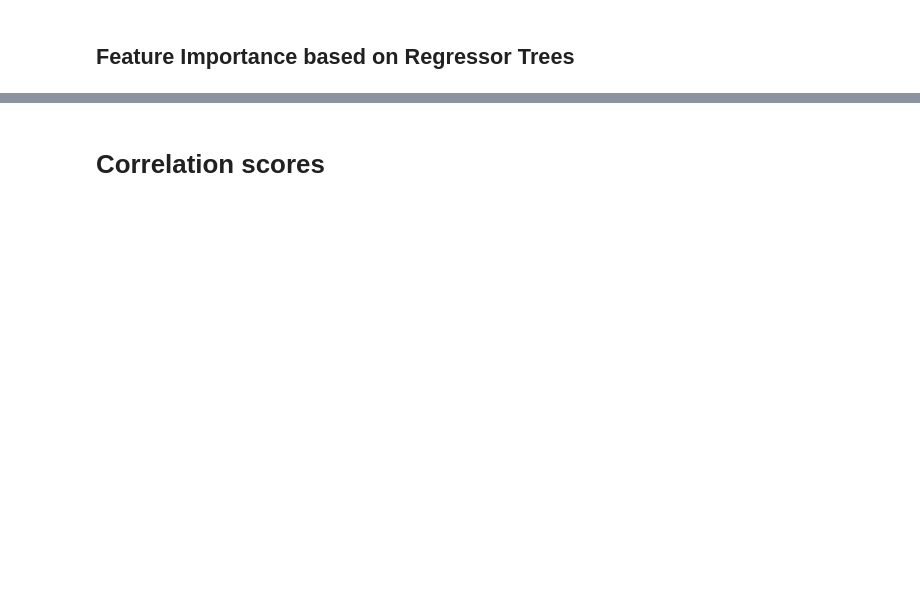
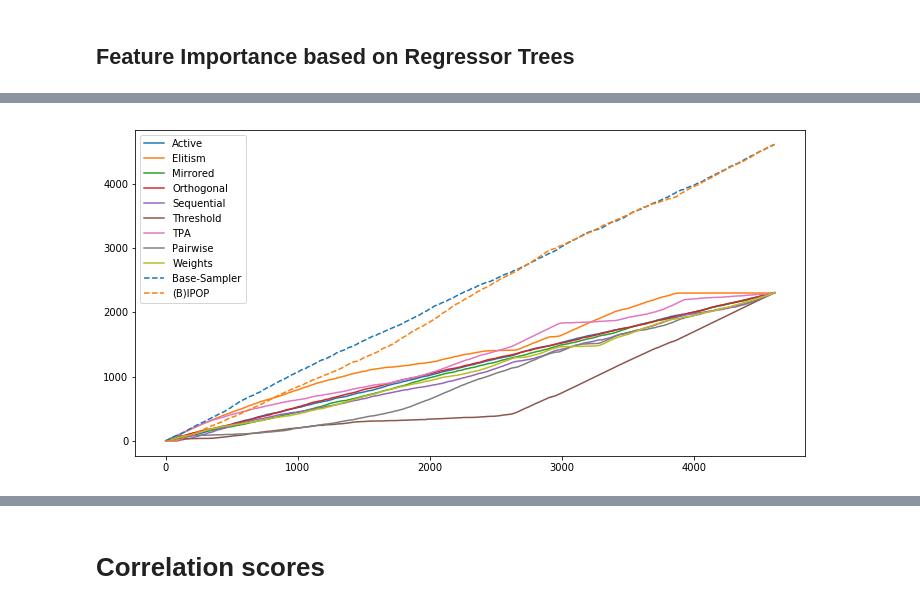
Before and after one commit to sjvrijn/ModEA, a Jupyter notebook: module_analysis.ipynb, the cells around one changed output, grey strips where cells are left out. Drawn from its saved outputs; the diff is of its cells as text; code cells hidden in the pictures; blank space fills up the shorter version.

```diff
--- a/module_analysis.ipynb
+++ b/module_analysis.ipynb
@@ -284,0 +286,9 @@ Base-Sampler & 0.0212673852032
+# %%
+# Starting with the 'default' cumsum plot...
+
+plt.figure(figsize=(12, 6))
+lines = plt.plot(np.cumsum(cases[2][1][cases[2][1][:,11].argsort()][:,:11], axis=0))
+plt.legend(lines, modules)
+plt.show()
+# %% [output]
+[figure, added]
```
Also changed, not shown: parts of 54 cells of this notebook.
